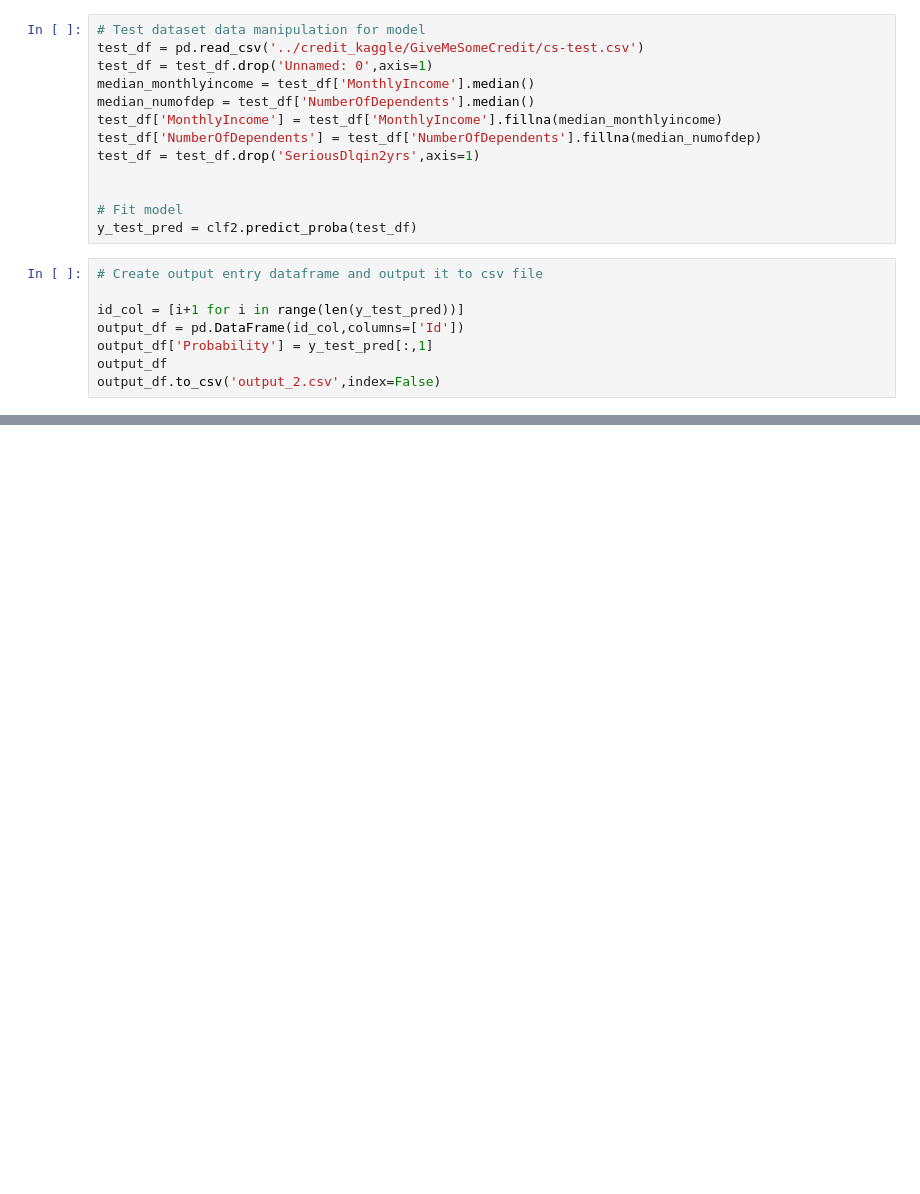
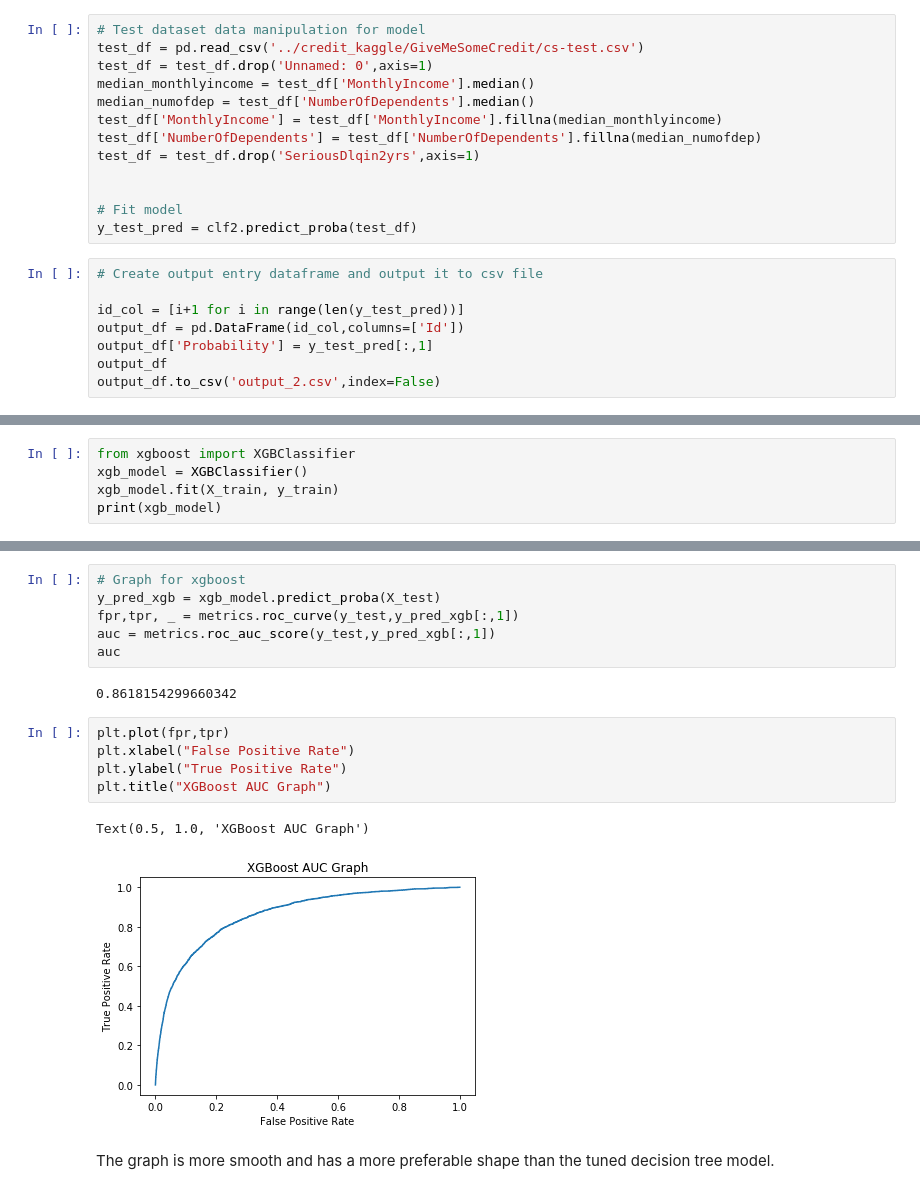
Before and after one commit to clara8043/credit_kaggle, a Jupyter notebook: analysis_2.ipynb, the cells around one changed output, grey strips where cells are left out. Cells and saved outputs as stored; diff of their text form; blank space fills up the shorter version.

```diff
--- a/analysis_2.ipynb
+++ b/analysis_2.ipynb
@@ -156,0 +161,5 @@ output_df.to_csv('output_2.csv',index=False)
+# %%
+from xgboost import XGBClassifier
+xgb_model = XGBClassifier()
+xgb_model.fit(X_train, y_train)
+print(xgb_model)
@@ -156,0 +180,18 @@ output_df.to_csv('output_2.csv',index=False)
+# %%
+# Graph for xgboost
+y_pred_xgb = xgb_model.predict_proba(X_test)
+fpr,tpr, _ = metrics.roc_curve(y_test,y_pred_xgb[:,1])
+auc = metrics.roc_auc_score(y_test,y_pred_xgb[:,1])
+auc
+# %% [output]
+0.8618154299660342
+# %%
+plt.plot(fpr,tpr)
+plt.xlabel("False Positive Rate")
+plt.ylabel("True Positive Rate")
+plt.title("XGBoost AUC Graph")
+# %% [output]
+Text(0.5, 1.0, 'XGBoost AUC Graph')
+[figure, added]
+# %% [markdown]
+The graph is more smooth and has a more preferable shape than the tuned decision tree model.
```
Also changed, not shown: parts of 14 cells of this notebook, 2 other files.
